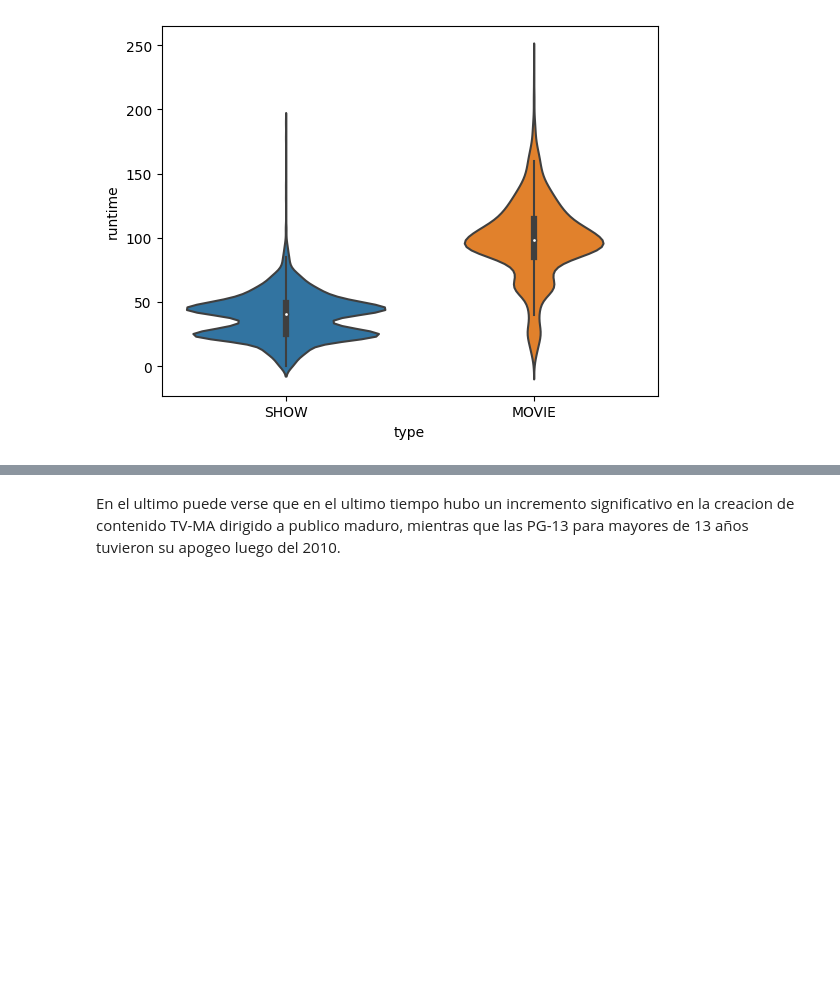
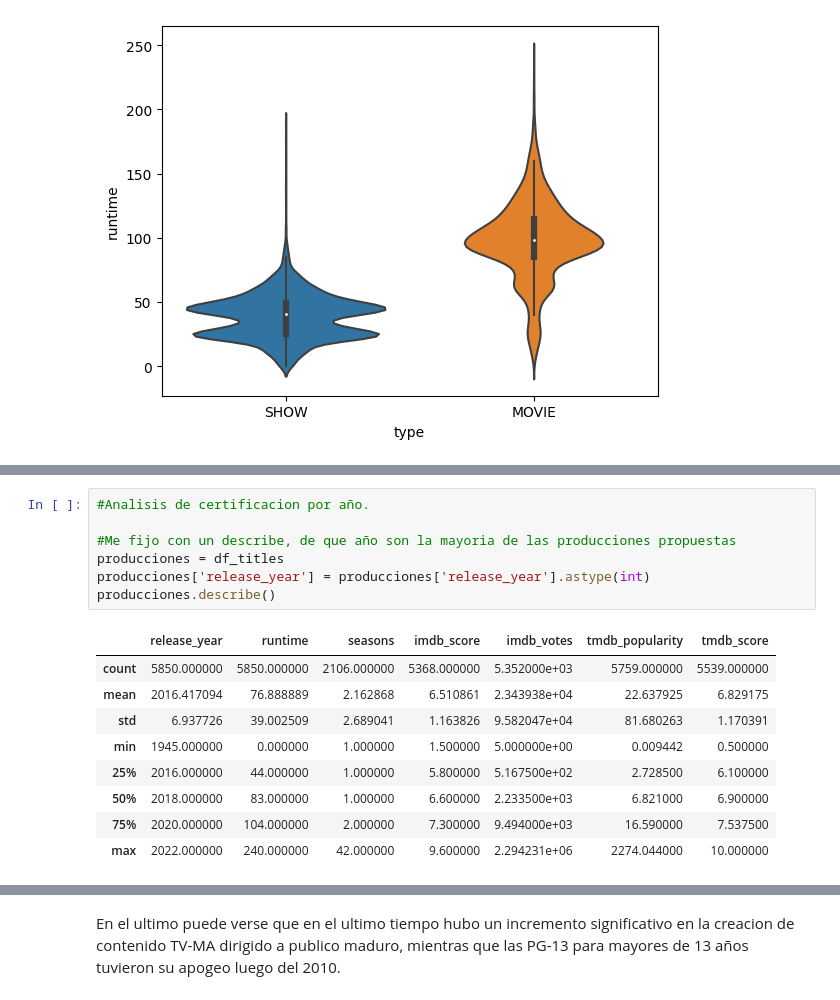
Before and after one commit to EzeSpk-Org/Proyecto_Final_Grupo3_DS29765, a Jupyter notebook: Analisis_Bivariado.ipynb, the cells around one changed output, grey strips where cells are left out. Drawn from its saved outputs; the diff is of its cells as text; blank space fills up the shorter version.

```diff
--- a/Analisis_Bivariado.ipynb
+++ b/Analisis_Bivariado.ipynb
@@ -69,0 +61,17 @@ sns.boxplot(x=df_titles['age_certification'], y=df_titles['release_year'])
+# %%
+#Analisis de certificacion por año.
+
+#Me fijo con un describe, de que año son la mayoria de las producciones propuestas
+producciones = df_titles
+producciones['release_year'] = producciones['release_year'].astype(int)
+producciones.describe()
+# %% [output]
+|  | release_year | runtime | seasons | imdb_score | imdb_votes | tmdb_popularity | tmdb_score |
+| count | 5850.000000 | 5850.000000 | 2106.000000 | 5368.000000 | 5.352000e+03 | 5759.000000 | 5539.000000 |
+| mean | 2016.417094 | 76.888889 | 2.162868 | 6.510861 | 2.343938e+04 | 22.637925 | 6.829175 |
+| std | 6.937726 | 39.002509 | 2.689041 | 1.163826 | 9.582047e+04 | 81.680263 | 1.170391 |
+| min | 1945.000000 | 0.000000 | 1.000000 | 1.500000 | 5.000000e+00 | 0.009442 | 0.500000 |
+| 25% | 2016.000000 | 44.000000 | 1.000000 | 5.800000 | 5.167500e+02 | 2.728500 | 6.100000 |
+| 50% | 2018.000000 | 83.000000 | 1.000000 | 6.600000 | 2.233500e+03 | 6.821000 | 6.900000 |
+| 75% | 2020.000000 | 104.000000 | 2.000000 | 7.300000 | 9.494000e+03 | 16.590000 | 7.537500 |
+| max | 2022.000000 | 240.000000 | 42.000000 | 9.600000 | 2.294231e+06 | 2274.044000 | 10.000000 |
```
Also changed, not shown: parts of 8 cells of this notebook.
